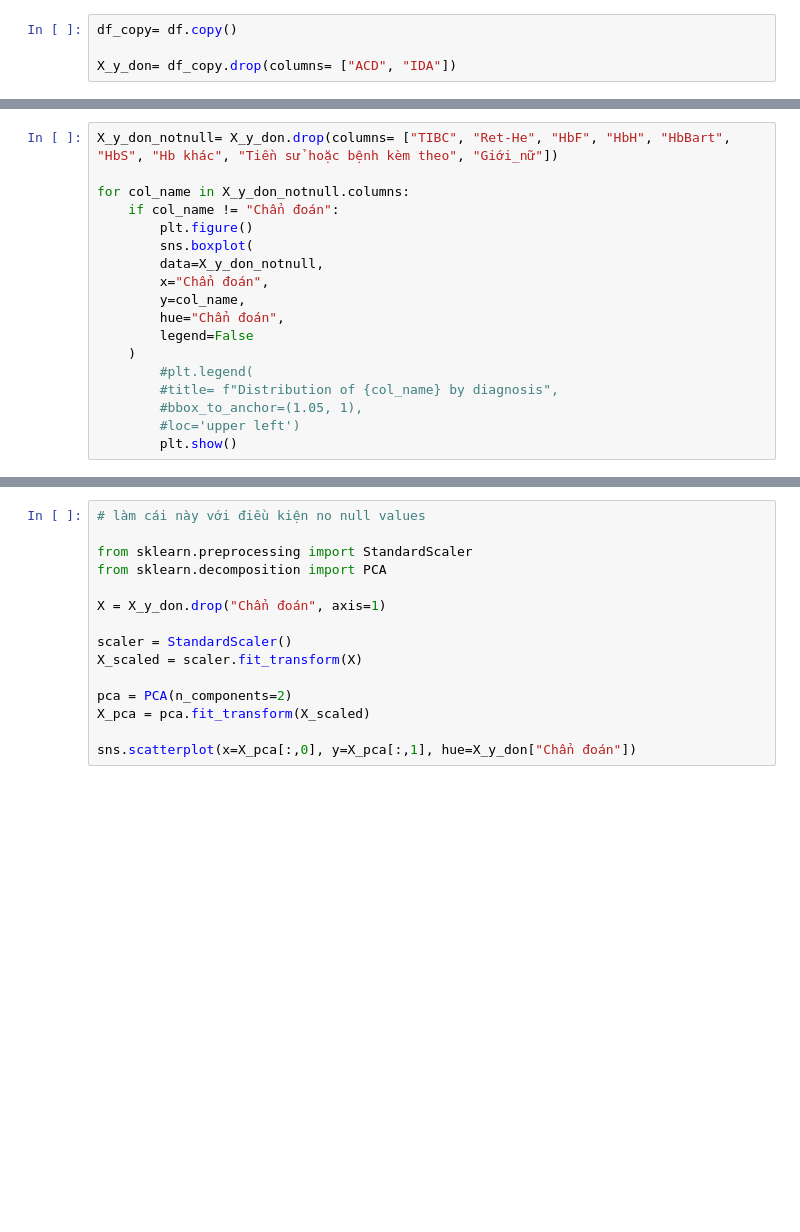
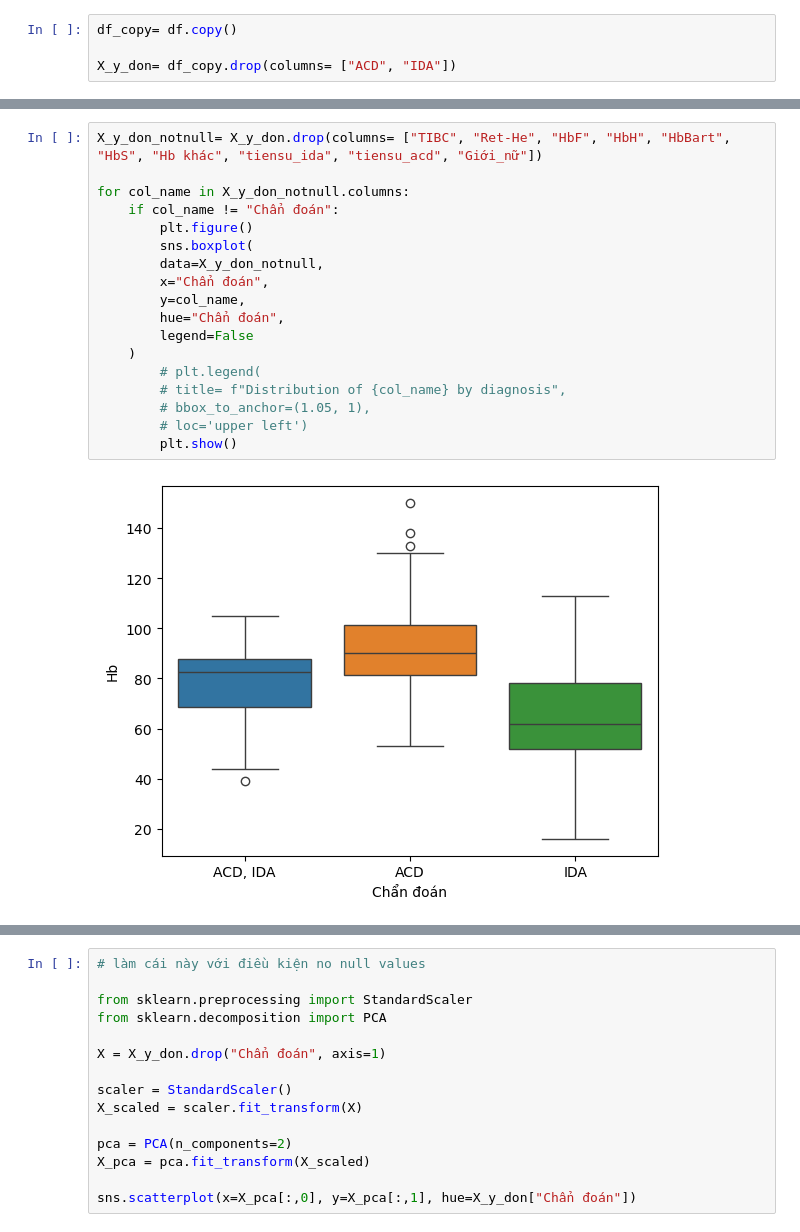
Before and after one commit to hngocngvu/microcytic-reduced, a Jupyter notebook: notebooks/eda.ipynb, the cells around one changed output, grey strips where cells are left out. Cells and saved outputs as stored; diff of their text form; blank space fills up the shorter version.

```diff
--- a/notebooks/eda.ipynb
+++ b/notebooks/eda.ipynb
@@ -229,18 +347,20 @@ plt.show()
 # %%
-X_y_don_notnull= X_y_don.drop(columns= ["TIBC", "Ret-He", "HbF", "HbH", "HbBart", "HbS", "Hb khác", "Tiền sử hoặc bệnh kèm theo", "Giới_nữ"])
+X_y_don_notnull= X_y_don.drop(columns= ["TIBC", "Ret-He", "HbF", "HbH", "HbBart", "HbS", "Hb khác", "tiensu_ida", "tiensu_acd", "Giới_nữ"])
 
 for col_name in X_y_don_notnull.columns:
     if col_name != "Chẩn đoán":
         plt.figure()
         sns.boxplot(
         data=X_y_don_notnull,
         x="Chẩn đoán",
         y=col_name,
         hue="Chẩn đoán",
         legend=False
     )
-        #plt.legend(
-        #title= f"Distribution of {col_name} by diagnosis",
-        #bbox_to_anchor=(1.05, 1),
-        #loc='upper left')
+        # plt.legend(
+        # title= f"Distribution of {col_name} by diagnosis",
+        # bbox_to_anchor=(1.05, 1),
+        # loc='upper left')
         plt.show()
+# %% [output]
+[figure, added]
```
Also changed, not shown: parts of 16 cells of this notebook, 11 other files.
